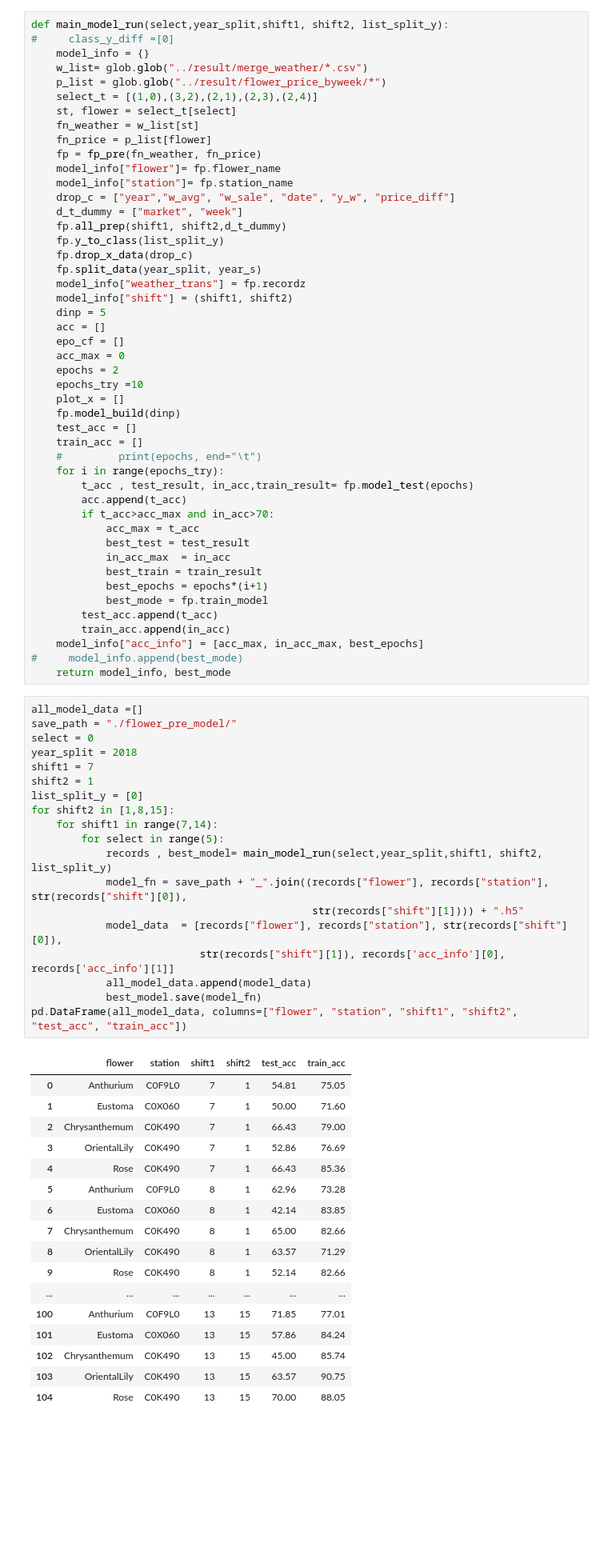
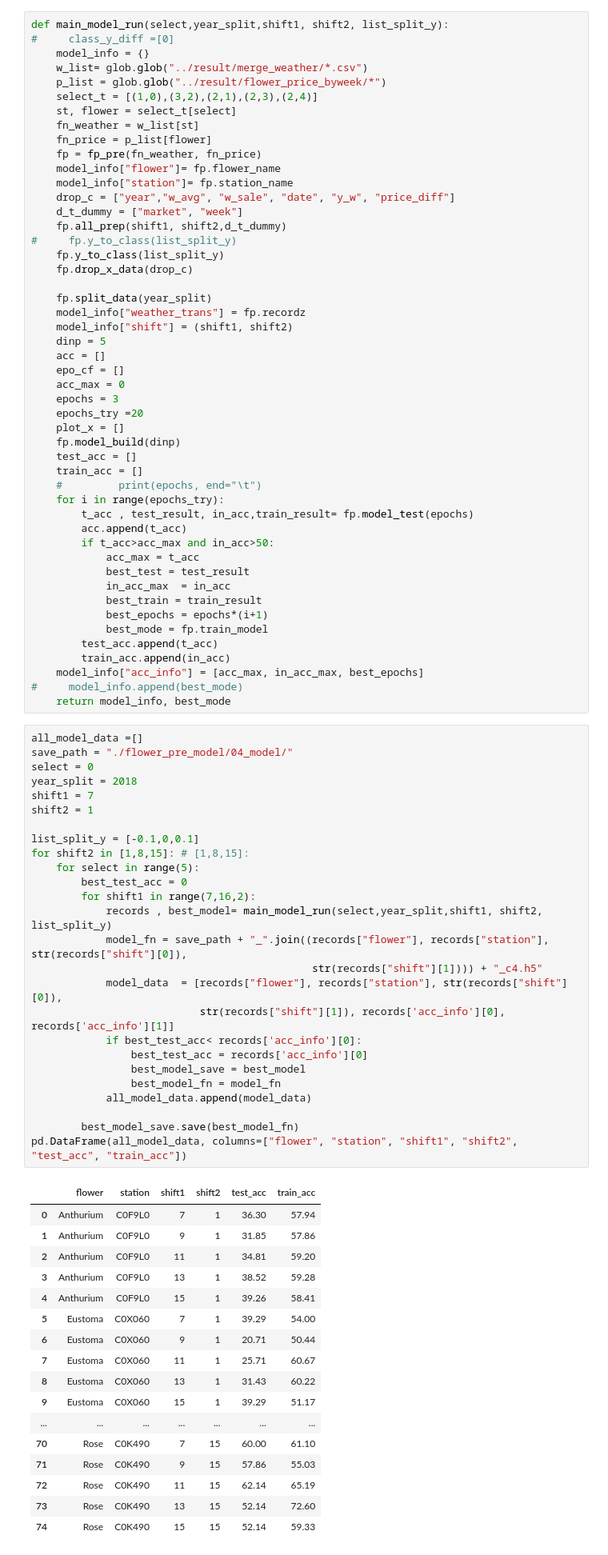
Before and after one commit to dogppatrick/python, a Jupyter notebook: cb105g4/stats_weather_price/001_class_price_pre.ipynb, the cells around one changed output. Shown at 80% size. Drawn from its saved outputs; the diff is of its cells as text; blank space fills up the shorter version.

Commit message:
model_usage_done

```diff
--- a/cb105g4/stats_weather_price/001_class_price_pre.ipynb
+++ b/cb105g4/stats_weather_price/001_class_price_pre.ipynb
@@ -332,17 +308,19 @@ def main_model_run(select,year_split,shift1, shift2, list_split_y):
     drop_c = ["year","w_avg", "w_sale", "date", "y_w", "price_diff"]
     d_t_dummy = ["market", "week"]
     fp.all_prep(shift1, shift2,d_t_dummy)
+#     fp.y_to_class(list_split_y)
     fp.y_to_class(list_split_y)
     fp.drop_x_data(drop_c)
-    fp.split_data(year_split, year_s)
+
+    fp.split_data(year_split)
     model_info["weather_trans"] = fp.recordz
     model_info["shift"] = (shift1, shift2)
     dinp = 5
     acc = []
     epo_cf = []
     acc_max = 0
-    epochs = 2
-    epochs_try =10
+    epochs = 3
+    epochs_try =20
     plot_x = []
     fp.model_build(dinp)
     test_acc = []
@@ -351,7 +329,7 @@ def main_model_run(select,year_split,shift1, shift2, list_split_y):
     for i in range(epochs_try):
         t_acc , test_result, in_acc,train_result= fp.model_test(epochs)
         acc.append(t_acc)
-        if t_acc>acc_max and in_acc>70:
+        if t_acc>acc_max and in_acc>50:
             acc_max = t_acc
             best_test = test_result
             in_acc_max  = in_acc
@@ -365,38 +343,45 @@ def main_model_run(select,year_split,shift1, shift2, list_split_y):
     return model_info, best_mode
 # %%
 all_model_data =[]
-save_path = "./flower_pre_model/"
+save_path = "./flower_pre_model/04_model/"
 select = 0
 year_split = 2018
 shift1 = 7
 shift2 = 1
-list_split_y = [0]
-for shift2 in [1,8,15]:
-    for shift1 in range(7,14):
-        for select in range(5):
+
+list_split_y = [-0.1,0,0.1]
+for shift2 in [1,8,15]: # [1,8,15]:
+    for select in range(5):
+        best_test_acc = 0
+        for shift1 in range(7,16,2):
             records , best_model= main_model_run(select,year_split,shift1, shift2, list_split_y)
             model_fn = save_path + "_".join((records["flower"], records["station"], str(records["shift"][0]),
-                                             str(records["shift"][1]))) + ".h5"
+                                             str(records["shift"][1]))) + "_c4.h5"
             model_data  = [records["flower"], records["station"], str(records["shift"][0]),
                            str(records["shift"][1]), records['acc_info'][0], records['acc_info'][1]]
+            if best_test_acc< records['acc_info'][0]:
+                best_test_acc = records['acc_info'][0]
+                best_model_save = best_model
+                best_model_fn = model_fn
             all_model_data.append(model_data)
-            best_model.save(model_fn)
+
+        best_model_save.save(best_model_fn)
 pd.DataFrame(all_model_data, columns=["flower", "station", "shift1", "shift2", "test_acc", "train_acc"])
 # %% [output]
 |  | flower | station | shift1 | shift2 | test_acc | train_acc |
-| 0 | Anthurium | C0F9L0 | 7 | 1 | 54.81 | 75.05 |
-| 1 | Eustoma | C0X060 | 7 | 1 | 50.00 | 71.60 |
-| 2 | Chrysanthemum | C0K490 | 7 | 1 | 66.43 | 79.00 |
-| 3 | OrientalLily | C0K490 | 7 | 1 | 52.86 | 76.69 |
-| 4 | Rose | C0K490 | 7 | 1 | 66.43 | 85.36 |
-| 5 | Anthurium | C0F9L0 | 8 | 1 | 62.96 | 73.28 |
-| 6 | Eustoma | C0X060 | 8 | 1 | 42.14 | 83.85 |
-| 7 | Chrysanthemum | C0K490 | 8 | 1 | 65.00 | 82.66 |
-| 8 | OrientalLily | C0K490 | 8 | 1 | 63.57 | 71.29 |
-| 9 | Rose | C0K490 | 8 | 1 | 52.14 | 82.66 |
+| 0 | Anthurium | C0F9L0 | 7 | 1 | 36.30 | 57.94 |
+| 1 | Anthurium | C0F9L0 | 9 | 1 | 31.85 | 57.86 |
+| 2 | Anthurium | C0F9L0 | 11 | 1 | 34.81 | 59.20 |
+| 3 | Anthurium | C0F9L0 | 13 | 1 | 38.52 | 59.28 |
+| 4 | Anthurium | C0F9L0 | 15 | 1 | 39.26 | 58.41 |
+| 5 | Eustoma | C0X060 | 7 | 1 | 39.29 | 54.00 |
+| 6 | Eustoma | C0X060 | 9 | 1 | 20.71 | 50.44 |
+| 7 | Eustoma | C0X060 | 11 | 1 | 25.71 | 60.67 |
+| 8 | Eustoma | C0X060 | 13 | 1 | 31.43 | 60.22 |
+| 9 | Eustoma | C0X060 | 15 | 1 | 39.29 | 51.17 |
 | ... | ... | ... | ... | ... | ... | ... |
-| 100 | Anthurium | C0F9L0 | 13 | 15 | 71.85 | 77.01 |
-| 101 | Eustoma | C0X060 | 13 | 15 | 57.86 | 84.24 |
-| 102 | Chrysanthemum | C0K490 | 13 | 15 | 45.00 | 85.74 |
-| 103 | OrientalLily | C0K490 | 13 | 15 | 63.57 | 90.75 |
-| 104 | Rose | C0K490 | 13 | 15 | 70.00 | 88.05 |
+| 70 | Rose | C0K490 | 7 | 15 | 60.00 | 61.10 |
+| 71 | Rose | C0K490 | 9 | 15 | 57.86 | 55.03 |
+| 72 | Rose | C0K490 | 11 | 15 | 62.14 | 65.19 |
+| 73 | Rose | C0K490 | 13 | 15 | 52.14 | 72.60 |
+| 74 | Rose | C0K490 | 15 | 15 | 52.14 | 59.33 |
```
Also changed, not shown: parts of 11 cells of this notebook, 3 other files.
